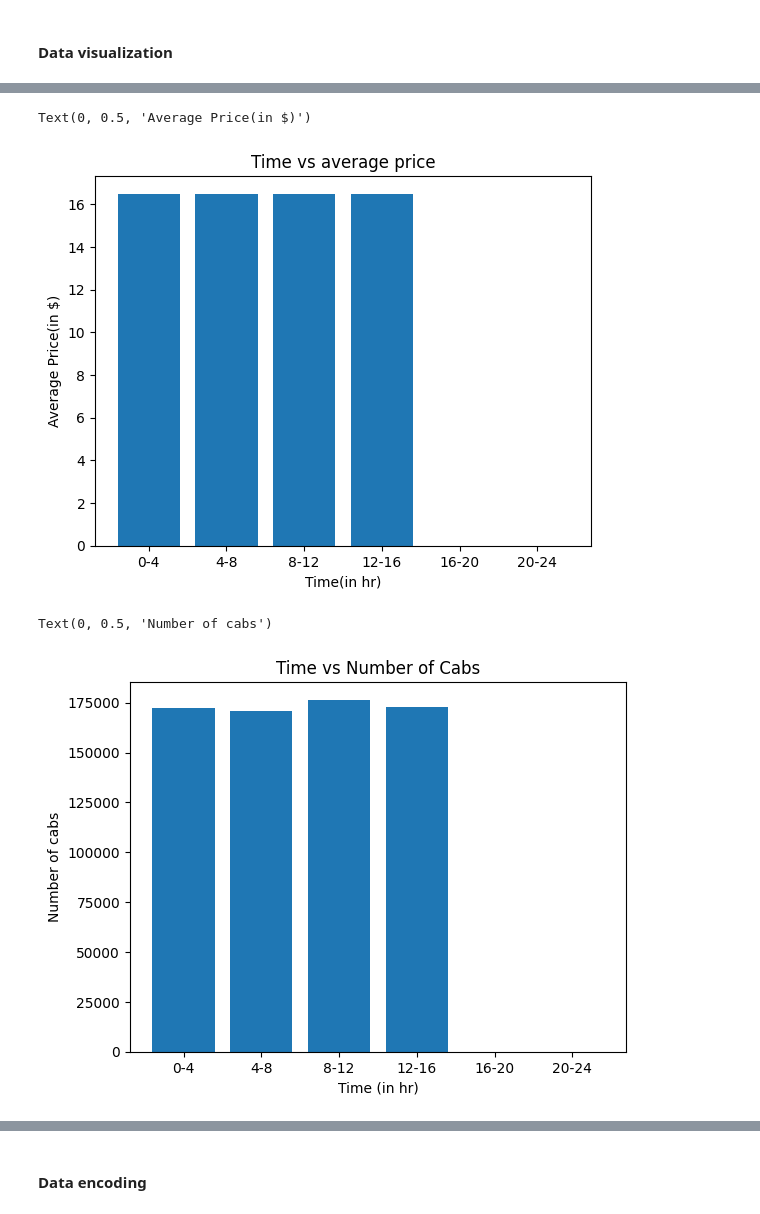
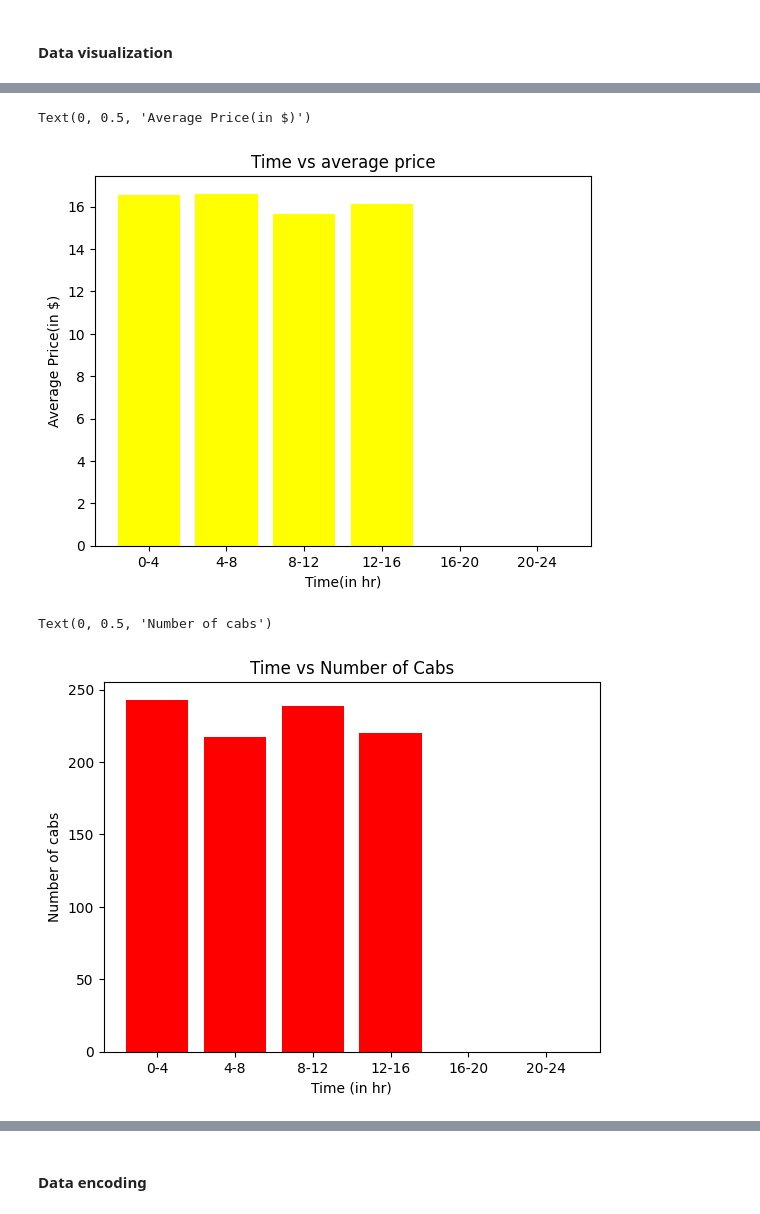
Before and after one commit to itsHarinderjit/Cab-Data-Analysis, a Jupyter notebook: Harinderjit_102017151.ipynb, the cells around one changed output, grey strips where cells are left out. Drawn from its saved outputs; the diff is of its cells as text; code cells hidden in the pictures.

Commit message:
Few graphs added

```diff
--- a/Harinderjit_102017151.ipynb
+++ b/Harinderjit_102017151.ipynb
@@ -8,7 +8,7 @@ from sklearn import linear_model
 from sklearn.metrics import r2_score
 # %%
 df=pd.read_csv(r'rideshare_kaggle.csv')
-N = df.shape[0]
+df = df.iloc[:1000]
 # %% [markdown]
 #### Understanding Data
 # %%
@@ -150,22 +151,22 @@ for i in range(6) :
         lst[i] = 0
         continue
     lst[i] = sum(lst[i])/len(lst[i])
-plt.bar(['0-4','4-8','8-12','12-16','16-20','20-24'],lst)
+plt.bar(['0-4','4-8','8-12','12-16','16-20','20-24'],lst,color = "yellow")
 plt.title("Time vs average price")
 plt.xlabel("Time(in hr)")
 plt.ylabel("Average Price(in $)")
 # %% [output]
 Text(0, 0.5, 'Average Price(in $)')
-[figure, old version]
+[figure, new version]
 # %%
 lst = [0,0,0,0,0,0]
 for i in range(N) :
     hr = df.iloc[i]['datetime'].hour
     lst[hr%4] += 1
-plt.bar(['0-4','4-8','8-12','12-16','16-20','20-24'],lst)
+plt.bar(['0-4','4-8','8-12','12-16','16-20','20-24'],lst,color = "red")
 plt.title("Time vs Number of Cabs")
 plt.xlabel("Time (in hr)")
 plt.ylabel("Number of cabs")
 # %% [output]
 Text(0, 0.5, 'Number of cabs')
-[figure, old version]
+[figure, new version]
```
Also changed, not shown: parts of 7 cells of this notebook.
